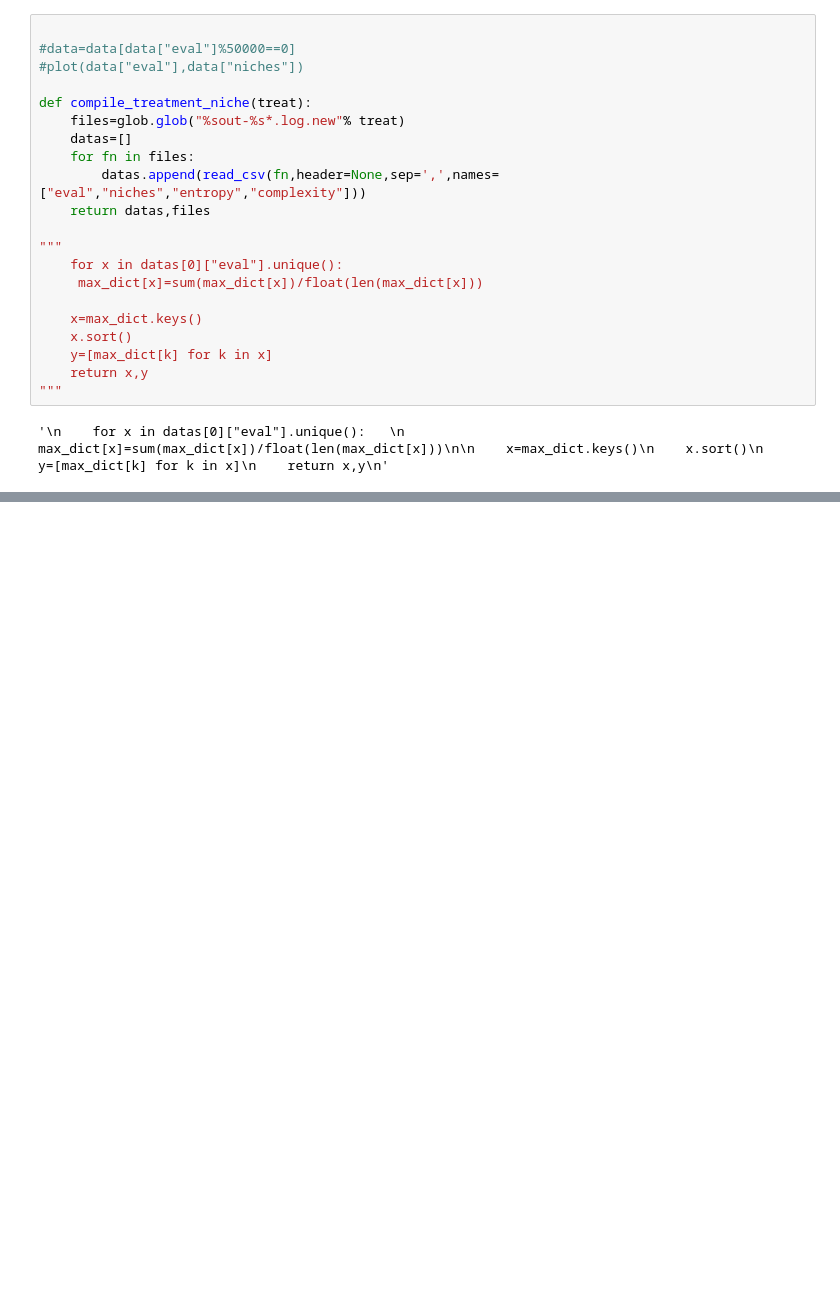
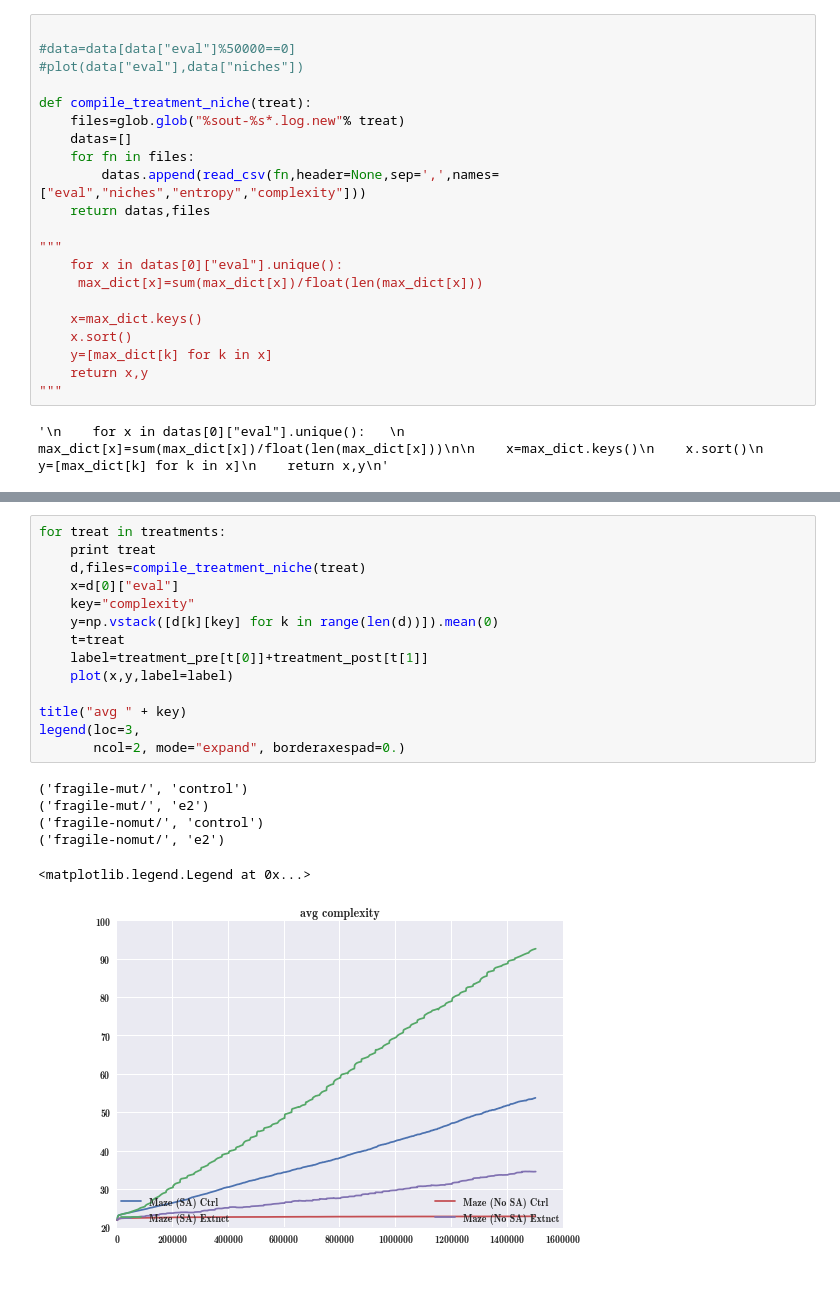
Before and after one commit to jal278/mazerobot-python, a Jupyter notebook: data/Evo Analysis.ipynb, the cells around one changed output, grey strips where cells are left out. Saved outputs shown, nothing was run; the diff lists cells and outputs as text; blank space fills up the shorter version.

```diff
--- a/data/Evo Analysis.ipynb
+++ b/data/Evo Analysis.ipynb
@@ -121,0 +154,21 @@ legend(bbox_to_anchor=(0., 1.02, 1., .102), loc=3,
+# %%
+for treat in treatments:
+    print treat
+    d,files=compile_treatment_niche(treat)
+    x=d[0]["eval"]
+    key="complexity"
+    y=np.vstack([d[k][key] for k in range(len(d))]).mean(0)
+    t=treat
+    label=treatment_pre[t[0]]+treatment_post[t[1]]
+    plot(x,y,label=label)
+
+title("avg " + key)
+legend(loc=3,
+       ncol=2, mode="expand", borderaxespad=0.)
+# %% [output]
+('fragile-mut/', 'control')
+('fragile-mut/', 'e2')
+('fragile-nomut/', 'control')
+('fragile-nomut/', 'e2')
+<matplotlib.legend.Legend at 0x...>
+[figure, added]
```
Also changed, not shown: parts of 6 cells of this notebook, 9 other files.
